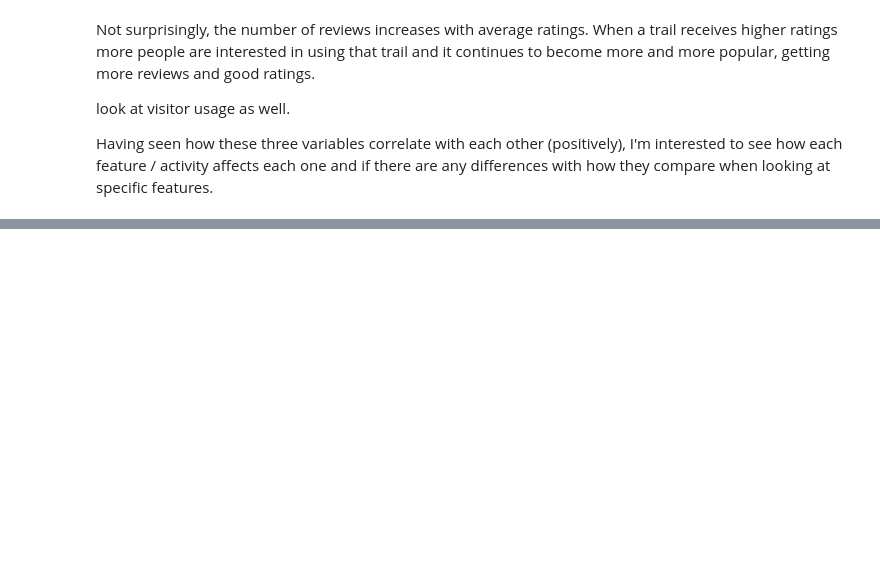
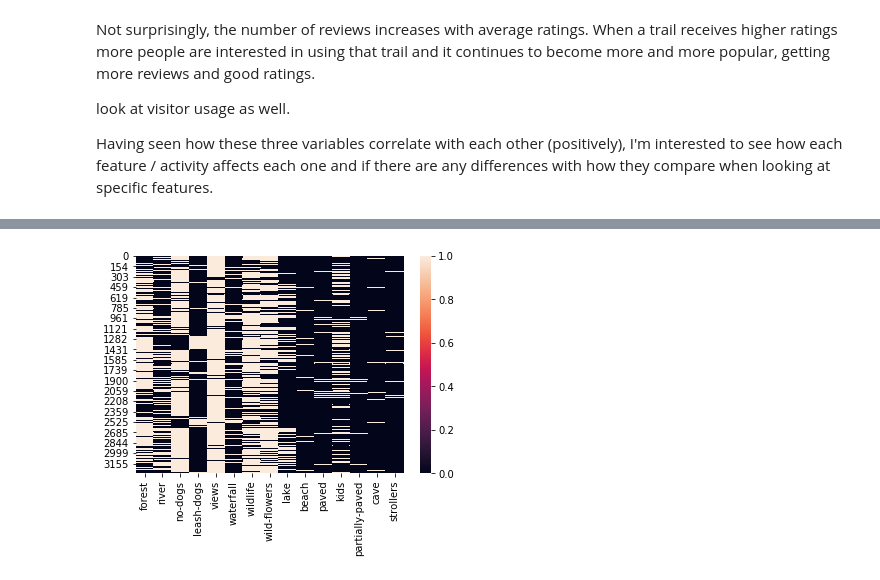
Before and after one commit to evamintz/National-Parks-Capstone-Project, a Jupyter notebook: Capstone1.ipynb, the cells around one changed output, grey strips where cells are left out. Saved outputs shown, nothing was run; the diff lists cells and outputs as text; code cells hidden in the pictures; blank space fills up the shorter version.

```diff
--- a/Capstone1.ipynb
+++ b/Capstone1.ipynb
@@ -235,0 +444,7 @@ Having seen how these three variables correlate with each other (positively), I'
+# %%
+sns.heatmap(df[['forest', 'river', 'no-dogs', 'leash-dogs',
+       'views', 'waterfall', 'wildlife', 'wild-flowers', 'lake', 'beach',
+       'paved', 'kids', 'partially-paved', 'cave', 'strollers']])
+plt.show()
+# %% [output]
+[figure, added]
```
Also changed, not shown: parts of 36 cells of this notebook.
